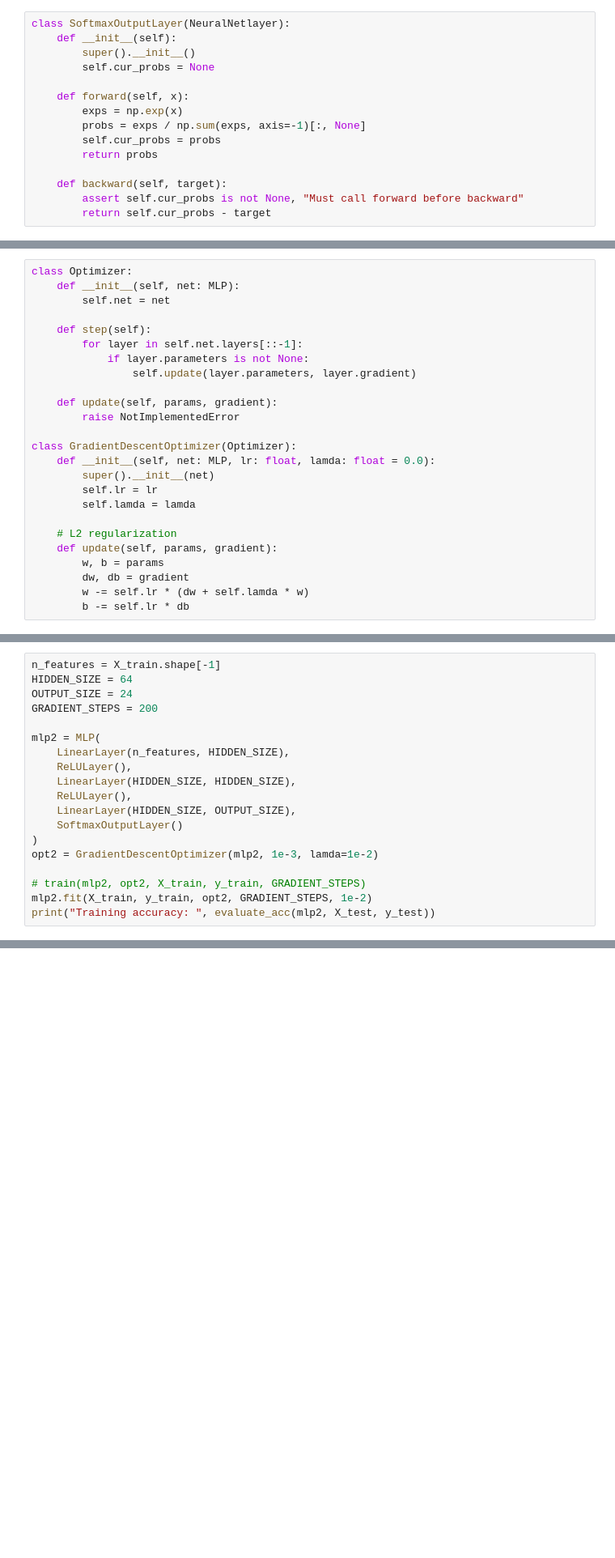
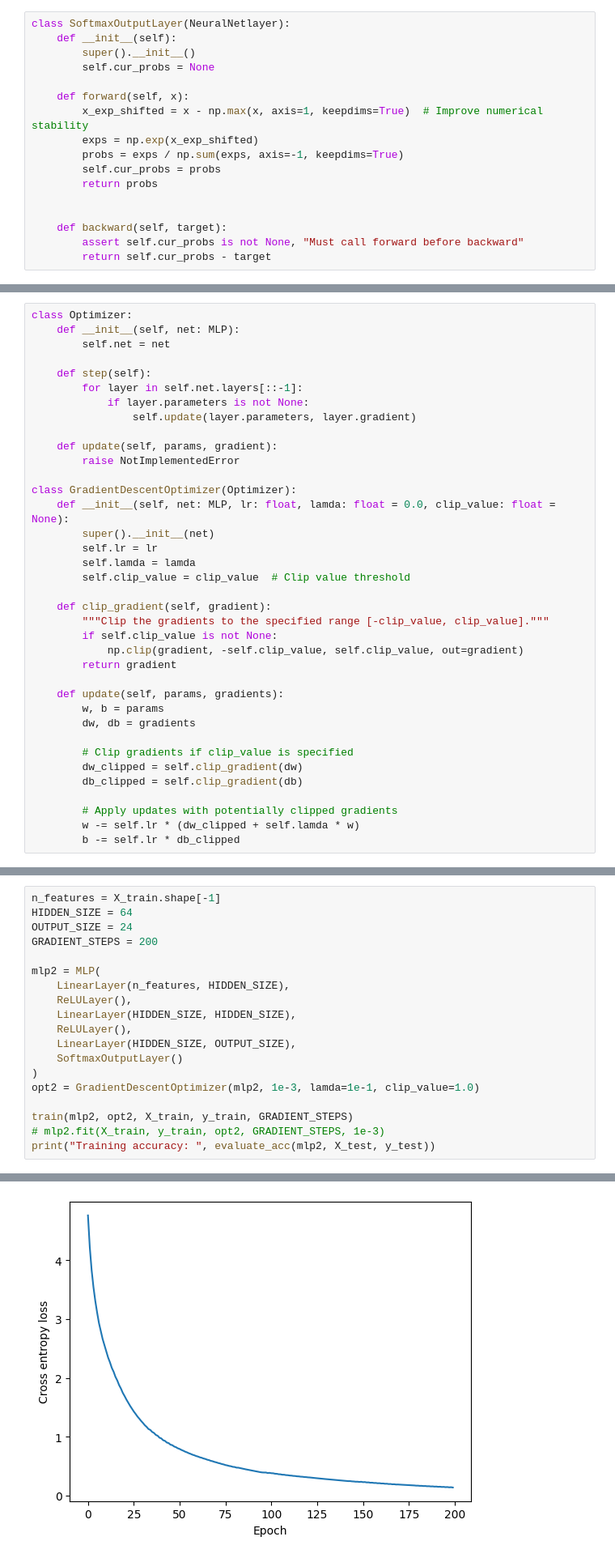
Before and after one commit to Chizuru111/COMP551_A3, a Jupyter notebook: assignment3_group_20.ipynb, the cells around one changed output, grey strips where cells are left out. Shown: that part at 81% size. Cells and saved outputs as stored; diff of their text form; blank space fills up the shorter version.

Commit message:
Gradient overflow problem has fixed by gradient clipping, but the model accuracy is still low. We can tried to add different layers, drop out.

```diff
--- a/assignment3_group_20.ipynb
+++ b/assignment3_group_20.ipynb
@@ -140,10 +140,12 @@ class SoftmaxOutputLayer(NeuralNetlayer):
         self.cur_probs = None
 
     def forward(self, x):
-        exps = np.exp(x)
-        probs = exps / np.sum(exps, axis=-1)[:, None]
+        x_exp_shifted = x - np.max(x, axis=1, keepdims=True)  # Improve numerical stability
+        exps = np.exp(x_exp_shifted)
+        probs = exps / np.sum(exps, axis=-1, keepdims=True)
         self.cur_probs = probs
         return probs
+
 
     def backward(self, target):
         assert self.cur_probs is not None, "Must call forward before backward"
@@ -186,17 +188,29 @@ class Optimizer:
         raise NotImplementedError
 
 class GradientDescentOptimizer(Optimizer):
-    def __init__(self, net: MLP, lr: float, lamda: float = 0.0):
+    def __init__(self, net: MLP, lr: float, lamda: float = 0.0, clip_value: float = None):
         super().__init__(net)
         self.lr = lr
         self.lamda = lamda
+        self.clip_value = clip_value  # Clip value threshold
 
-    # L2 regularization
-    def update(self, params, gradient):
+    def clip_gradient(self, gradient):
+        """Clip the gradients to the specified range [-clip_value, clip_value]."""
+        if self.clip_value is not None:
+            np.clip(gradient, -self.clip_value, self.clip_value, out=gradient)
+        return gradient
+
+    def update(self, params, gradients):
         w, b = params
-        dw, db = gradient
-        w -= self.lr * (dw + self.lamda * w)
-        b -= self.lr * db
+        dw, db = gradients
+
+        # Clip gradients if clip_value is specified
+        dw_clipped = self.clip_gradient(dw)
+        db_clipped = self.clip_gradient(db)
+
+        # Apply updates with potentially clipped gradients
+        w -= self.lr * (dw_clipped + self.lamda * w)
+        b -= self.lr * db_clipped
 # %%
 def train(mlp: MLP, optimizer: Optimizer, data_x, data_y, steps):
     losses = []
@@ -253,9 +267,9 @@ mlp2 = MLP(
     LinearLayer(HIDDEN_SIZE, OUTPUT_SIZE),
     SoftmaxOutputLayer()
 )
-opt2 = GradientDescentOptimizer(mlp2, 1e-3, lamda=1e-2)
+opt2 = GradientDescentOptimizer(mlp2, 1e-3, lamda=1e-1, clip_value=1.0)
 
-# train(mlp2, opt2, X_train, y_train, GRADIENT_STEPS)
-mlp2.fit(X_train, y_train, opt2, GRADIENT_STEPS, 1e-2)
+train(mlp2, opt2, X_train, y_train, GRADIENT_STEPS)
+# mlp2.fit(X_train, y_train, opt2, GRADIENT_STEPS, 1e-3)
 print("Training accuracy: ", evaluate_acc(mlp2, X_test, y_test))
 # %% [output]
@@ -283,2 +277,3 @@ KeyboardInterrupt:
+[figure, added]
 # %%
 print("Test accuracy:", evaluate_acc(mlp2, X_test, y_test))
```
Also changed, not shown: parts of 2 cells of this notebook.
